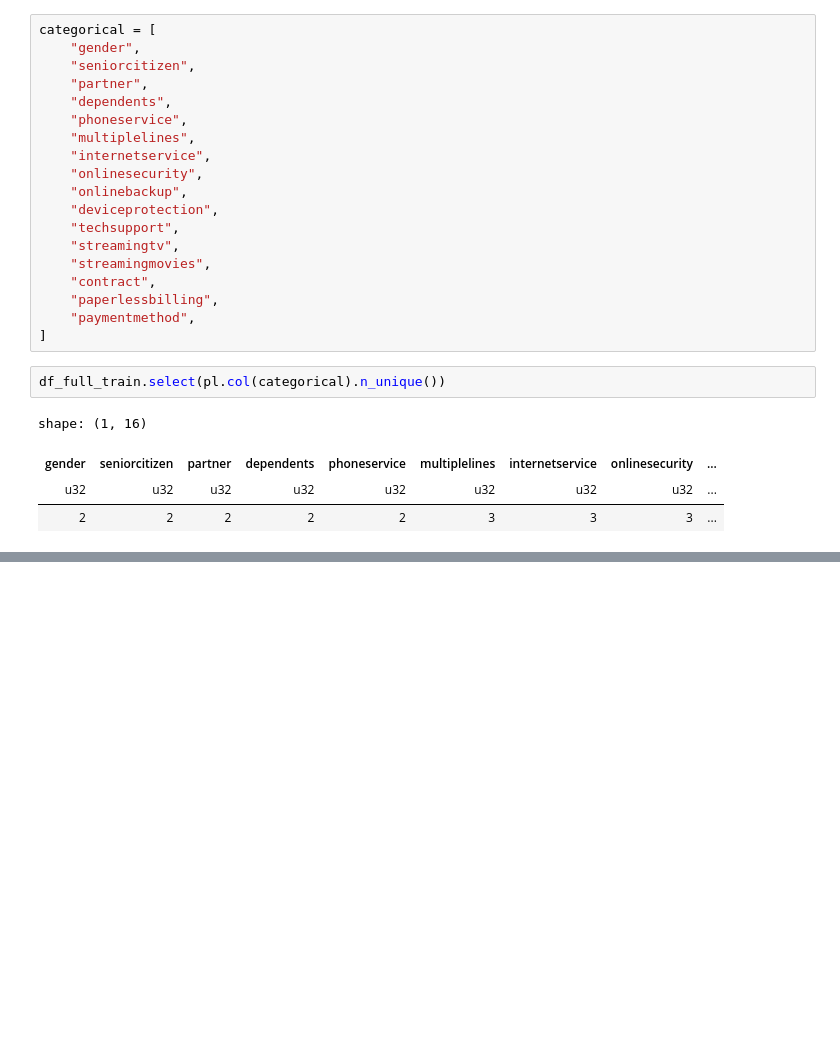
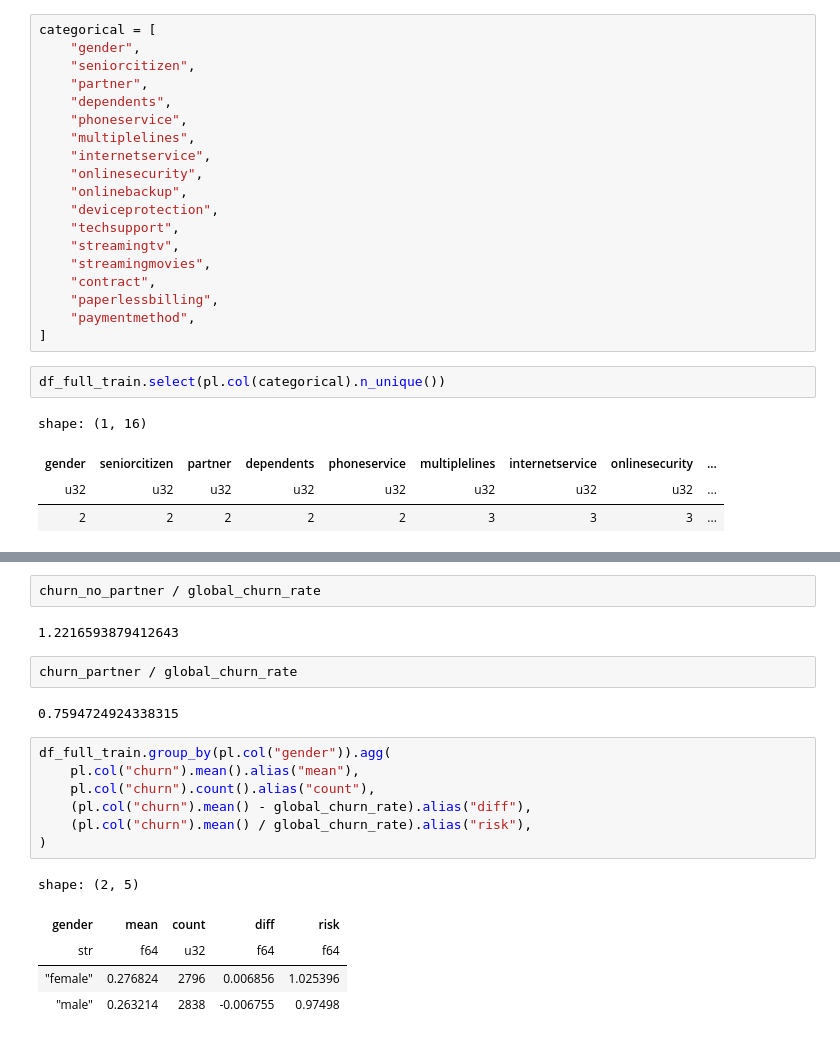
Before and after one commit to NikkiSatmaka/ml-zoomcamp, a Jupyter notebook: notebooks/module_03.ipynb, the cells around one changed output, grey strips where cells are left out. Drawn from its saved outputs; the diff is of its cells as text; blank space fills up the shorter version.

```diff
--- a/notebooks/module_03.ipynb
+++ b/notebooks/module_03.ipynb
@@ -183,0 +252,21 @@ shape: (1, 16)
+# %%
+churn_no_partner / global_churn_rate
+# %% [output]
+1.2216593879412643
+# %%
+churn_partner / global_churn_rate
+# %% [output]
+0.7594724924338315
+# %%
+df_full_train.group_by(pl.col("gender")).agg(
+    pl.col("churn").mean().alias("mean"),
+    pl.col("churn").count().alias("count"),
+    (pl.col("churn").mean() - global_churn_rate).alias("diff"),
+    (pl.col("churn").mean() / global_churn_rate).alias("risk"),
+)
+# %% [output]
+shape: (2, 5)
+| gender | mean | count | diff | risk |
+| str | f64 | u32 | f64 | f64 |
+| "female" | 0.276824 | 2796 | 0.006856 | 1.025396 |
+| "male" | 0.263214 | 2838 | -0.006755 | 0.97498 |
```
Also changed, not shown: parts of 45 cells of this notebook.
